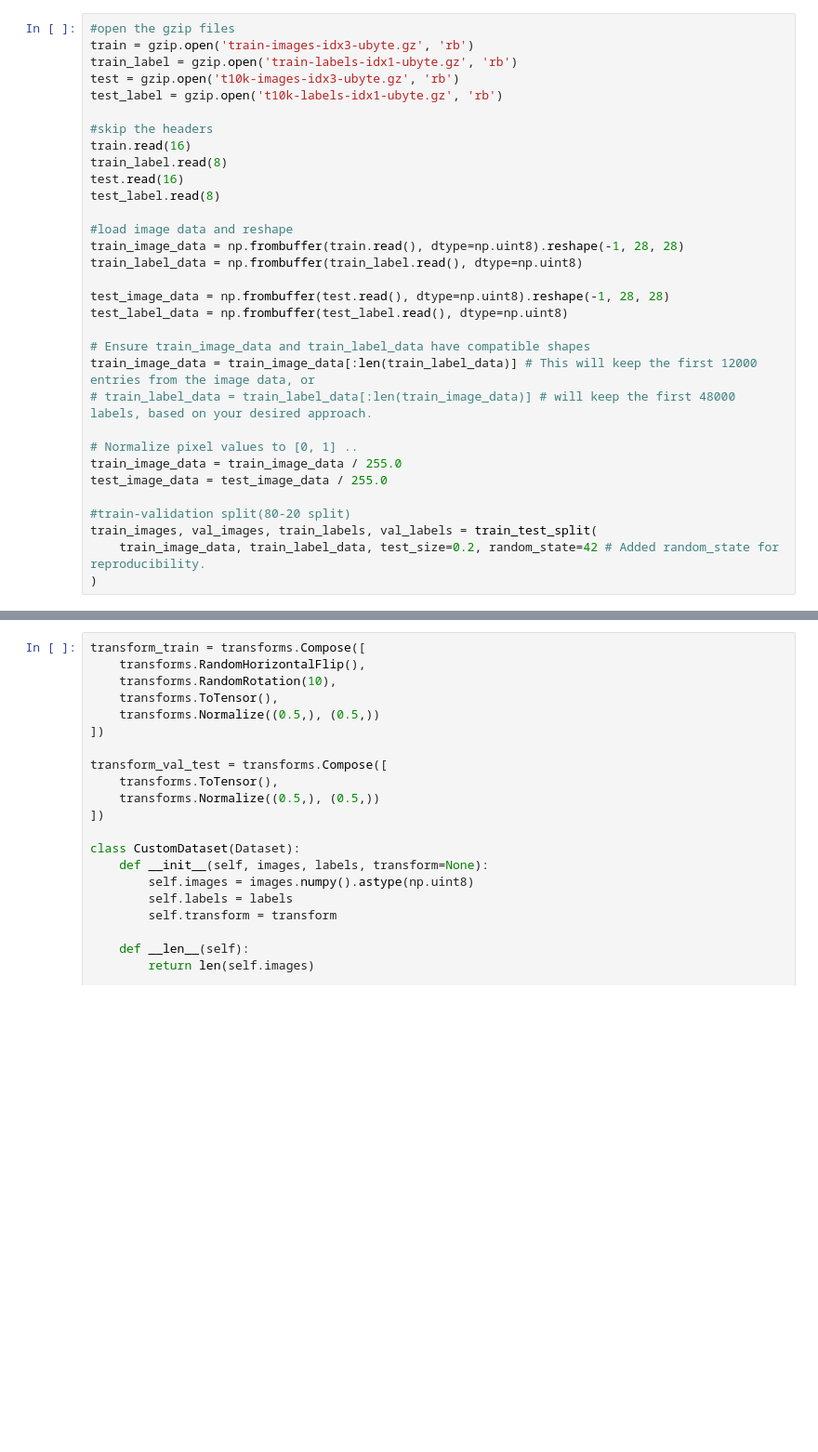
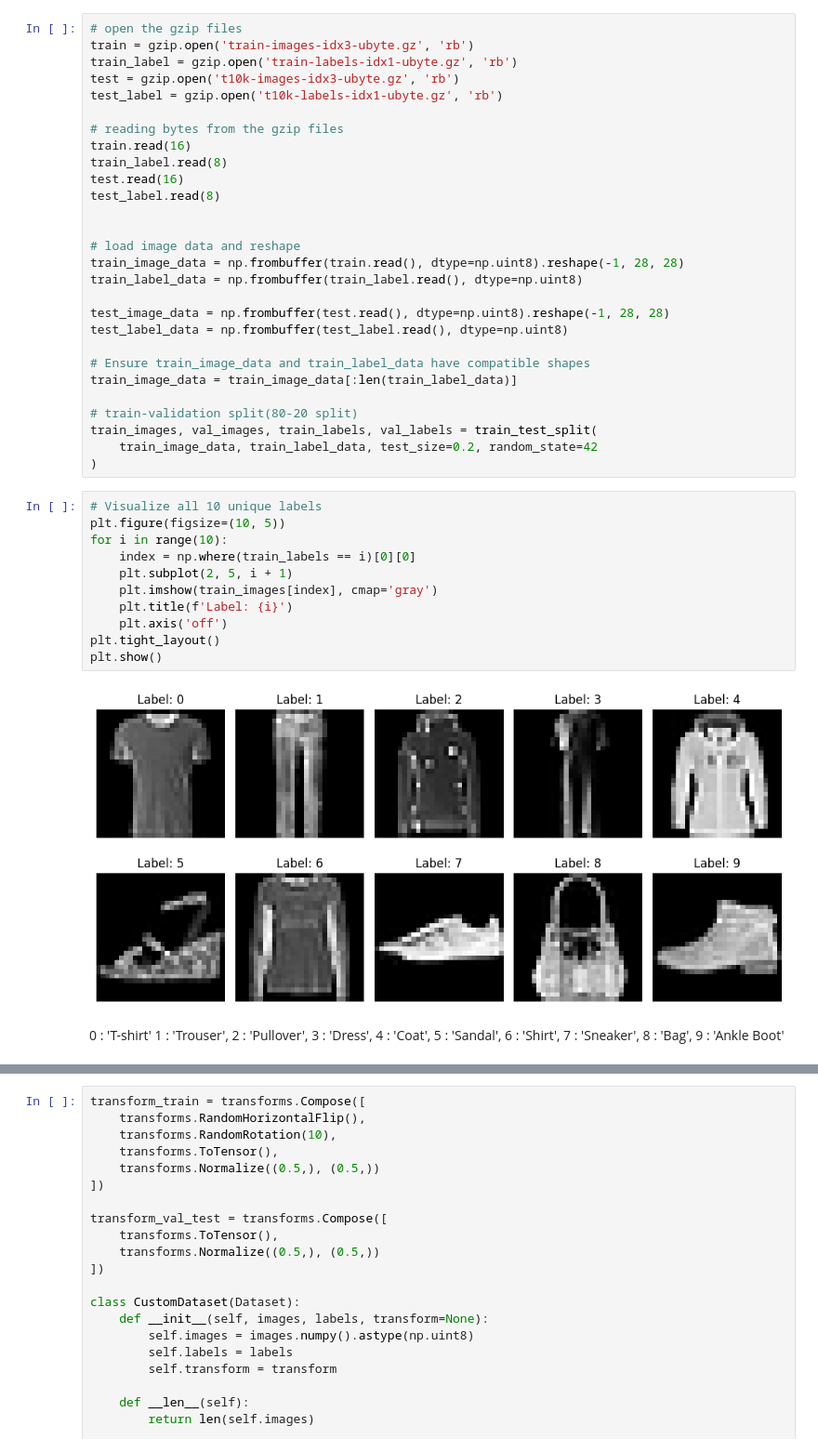
Before and after one commit to ashwin-k22/ecen758-g11, a Jupyter notebook: model_training.ipynb, the cells around one changed output, grey strips where cells are left out. Shown at 93% size. Saved outputs shown, nothing was run; the diff lists cells and outputs as text; blank space fills up the shorter version.

Commit message:
analysis, metrics, and training models

```diff
--- a/model_training.ipynb
+++ b/model_training.ipynb
@@ -14,17 +22,18 @@ from PIL import Image
 # %%
-#open the gzip files
+# open the gzip files
 train = gzip.open('train-images-idx3-ubyte.gz', 'rb')
 train_label = gzip.open('train-labels-idx1-ubyte.gz', 'rb')
 test = gzip.open('t10k-images-idx3-ubyte.gz', 'rb')
 test_label = gzip.open('t10k-labels-idx1-ubyte.gz', 'rb')
 
-#skip the headers
+# reading bytes from the gzip files
 train.read(16)
 train_label.read(8)
 test.read(16)
 test_label.read(8)
 
-#load image data and reshape
+
+# load image data and reshape
 train_image_data = np.frombuffer(train.read(), dtype=np.uint8).reshape(-1, 28, 28)
 train_label_data = np.frombuffer(train_label.read(), dtype=np.uint8)
 
@@ -32,14 +41,33 @@ test_image_data = np.frombuffer(test.read(), dtype=np.uint8).reshape(-1, 28, 28)
 test_label_data = np.frombuffer(test_label.read(), dtype=np.uint8)
 
 # Ensure train_image_data and train_label_data have compatible shapes
-train_image_data = train_image_data[:len(train_label_data)] # This will keep the first 12000 entries from the image data, or
-# train_label_data = train_label_data[:len(train_image_data)] # will keep the first 48000 labels, based on your desired approach.
+train_image_data = train_image_data[:len(train_label_data)]
 
-# Normalize pixel values to [0, 1] ..
-train_image_data = train_image_data / 255.0
-test_image_data = test_image_data / 255.0
-
-#train-validation split(80-20 split)
+# train-validation split(80-20 split)
 train_images, val_images, train_labels, val_labels = train_test_split(
-    train_image_data, train_label_data, test_size=0.2, random_state=42 # Added random_state for reproducibility.
+    train_image_data, train_label_data, test_size=0.2, random_state=42
 )
+# %%
+# Visualize all 10 unique labels
+plt.figure(figsize=(10, 5))
+for i in range(10):
+    index = np.where(train_labels == i)[0][0]
+    plt.subplot(2, 5, i + 1)
+    plt.imshow(train_images[index], cmap='gray')
+    plt.title(f'Label: {i}')
+    plt.axis('off')
+plt.tight_layout()
+plt.show()
+# %% [output]
+[figure, added]
+# %% [markdown]
+0 : 'T-shirt'
+1 : 'Trouser',
+2 : 'Pullover',
+3 : 'Dress',
+4 : 'Coat',
+5 : 'Sandal',
+6 : 'Shirt',
+7 : 'Sneaker',
+8 : 'Bag',
+9 : 'Ankle Boot'
```
Also changed, not shown: parts of 16 cells of this notebook.
